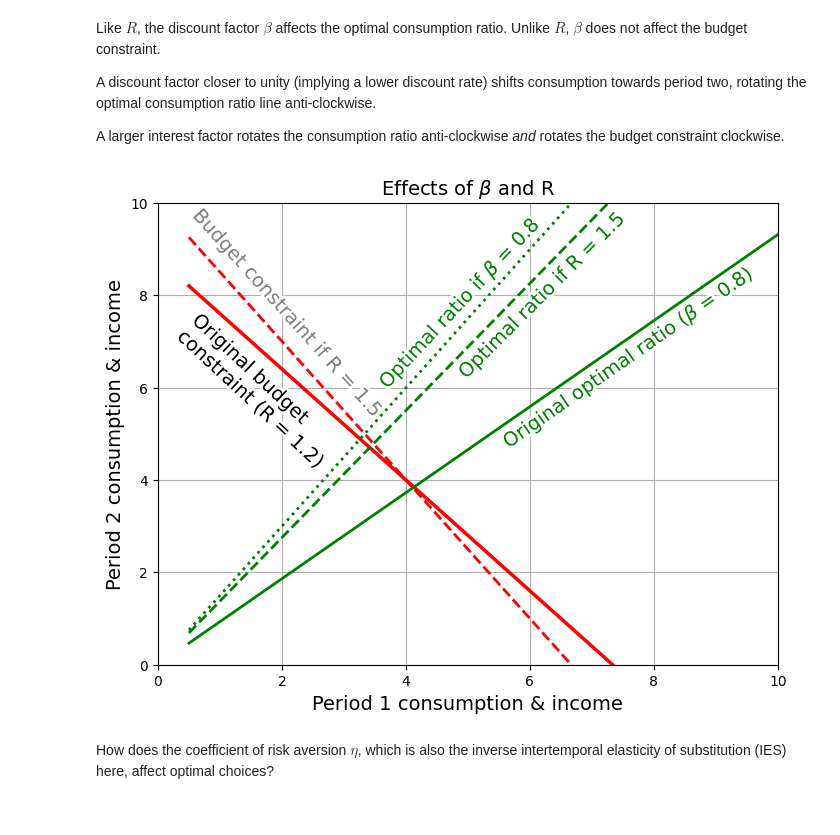
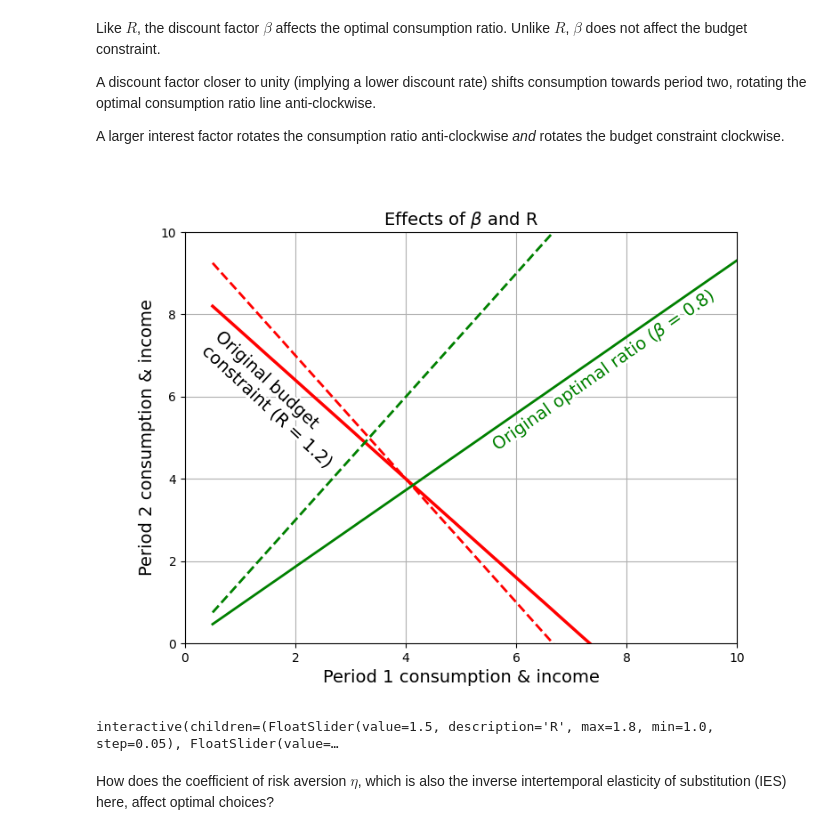
Before and after one commit to jl-2021/my-binder, a Jupyter notebook: intertemporal-choice.ipynb, the cells around one changed output. Drawn from its saved outputs; the diff is of its cells as text; code cells hidden in the pictures.

Commit message:
added graph widgets

```diff
--- a/intertemporal-choice.ipynb
+++ b/intertemporal-choice.ipynb
@@ -40,8 +42,7 @@ Suppose instead that $$ U(c_t) \equiv \frac{ c_t^{1-\eta} }{1 - \eta} $$ The mar
 
 $$ \frac{c_2}{c_1} = \left(\beta R\right)^\eta $$
 # %%
-"""
-Define a class for the intertemporal utility function to include default parameters
+"""Define a class for the intertemporal utility function to include default parameters
 and the ability to compute single or multiple values for felicity, lifetime utility,
 period 2 consumption satisfying the budget constraint, etc.
 """
@@ -49,6 +50,7 @@ period 2 consumption satisfying the budget constraint, etc.
 import numpy as np
 import matplotlib.pyplot as plt
 from matplotlib.patheffects import withStroke
+plt.rcParams.update({'figure.max_open_warning': 0})
 
 class IntertemporalChoice:
     def __init__(self, par_dict=None):
@@ -239,82 +241,55 @@ A larger interest factor rotates the consumption ratio anti-clockwise *and* rota
 
 choice0 = IntertemporalChoice()
 
-parsb = choice0.pars.copy()
-parsb['beta'] = 1.05
-choiceb = IntertemporalChoice(parsb)
-
-parsr = choice0.pars.copy()
-parsr['R'] = 1.5
-choicer = IntertemporalChoice(parsr)
-
-# Calculate utility for each combination of goods 1 and 2
-utility_values = choice0.gridded_utility()
-
-# Compute c1, c2 and u at the tangent of the budget line and the iso-utility curves
-(c1star,c2star,ustar) = choice0.tangent_point()
-
-# Compute values of c2 for values of c1 below and above the optimal consumption point
-c1_borrow = np.linspace(0.5, c1star, 100)
-budget_line_borrow = choice0.budget_constraint(c1_borrow)
-c1_lend = np.linspace(c1star, 10, 100)
-budget_line_lend = choice0.budget_constraint(c1_lend)
-
-c2_line_income0 = choice0.c2_line()
-c2_line_incomeb = choiceb.c2_line()
-c2_line_incomer = choicer.c2_line()
-
-
-c1_line = choice0.linspace()
+pars1 = choice0.pars.copy()
+pars1['beta'] = 1.05
+choice1 = IntertemporalChoice(pars1)
 
 # Create a contour plot to visualize the indifference curve
 plt.figure(figsize=(8, 6))
 
 # Plot the budget constraint
 plt.plot(c1_line, choice0.budget_line(), color='red', linewidth =2.5)
-
 
 plt.xlim(0, 10)
 plt.ylim(0, 10)
 
 plt.clabel(contour, inline=True, fontsize=10)
 plt.xlabel('Period 1 consumption & income', fontsize=14)
 plt.ylabel('Period 2 consumption & income', fontsize=14)
 plt.title(r"Effects of $\beta$ and R", fontsize=14)
 
-
-
-plt.plot(c1_line, c2_line_income0, color='green', linewidth =2, linestyle='-')
-plt.plot(c1_line, c2_line_incomeb, color='green', linewidth =2, linestyle=':')
-plt.plot(c1_line, c2_line_incomer, color='green', linewidth =2, linestyle='--')
-
-plt.plot(c1_line, choicer.budget_line(), color='red', linewidth =2, linestyle='--')
+plt.plot(choice0.linspace(), choice0.c2_line(), color='green', linewidth =2, linestyle='-')
+c2_line1, = plt.plot(choice1.linspace(), choice1.c2_line(), color='green', linewidth =2, linestyle='--')
+budget_line1, = plt.plot(choice1.linspace(), choicer.budget_line(), color='red', linewidth =2, linestyle='--')
 
 angle_income = angle_degrees = np.degrees(np.arctan2(c2_line_income[-1] - c2_line_income[0],
                                                      c1_line[-1] - c1_line[0]))
 
 plt.annotate(r'Original optimal ratio ($\beta$ = 0.8)', xy=(5, 6), xytext=(5.5, 4.7),
                fontsize=14, rotation=35, color='green',
             path_effects=[withStroke(linewidth=4, foreground='white')])
 
-plt.annotate(r'Optimal ratio if $\beta$ = 0.8', xy=(5, 6), xytext=(3.5, 6.0),
-               fontsize=14, rotation=47, color='green',
-            path_effects=[withStroke(linewidth=4, foreground='white')])
-
-plt.annotate(r'Optimal ratio if R = 1.5', xy=(5, 6), xytext=(4.8, 6.2),
-               fontsize=14, rotation=45, color='green',
-            path_effects=[withStroke(linewidth=4, foreground='white')])
-
 plt.annotate('Original budget\nconstraint (R = 1.2)', xy=(5, 3), xytext=(0.25, 4.25),
                fontsize=14, rotation=-43, color='black',
             path_effects=[withStroke(linewidth=4, foreground='white')])
 
-plt.annotate(r'Budget constraint if R = 1.5', xy=(5, 6), xytext=(0.5, 5.35),
-               fontsize=14, rotation=-48, color='grey',
-            path_effects=[withStroke(linewidth=4, foreground='white')])
-
 plt.grid(True)
 plt.show()
+
+def update(R = 1.5, beta = 0.8):
+    choice1.pars['beta'] = beta
+    choice1.pars['R'] = R
+
+    c2_line1.set_ydata(choice1.c2_line())
+    budget_line1.set_ydata(choice1.budget_line())
+    plt.title(r"Effects of $\beta$ = {} and R = {}".format(np.round(beta,2), np.round(R,3)), fontsize=14)
+
+    fig.canvas.draw_idle()
+
+interact(update, beta = (0.7,1.0,0.05), R = (1.0,1.8,0.05));
 # %% [output]
-[figure, old version]
+[figure, new version]
+interactive(children=(FloatSlider(value=1.5, description='R', max=1.8, min=1.0, step=0.05), FloatSlider(value=…
 # %% [markdown]
 How does the coefficient of risk aversion $\eta$, which is also the inverse intertemporal elasticity of substitution (IES) here, affect optimal choices?
```
Also changed, not shown: parts of 5 cells of this notebook.
